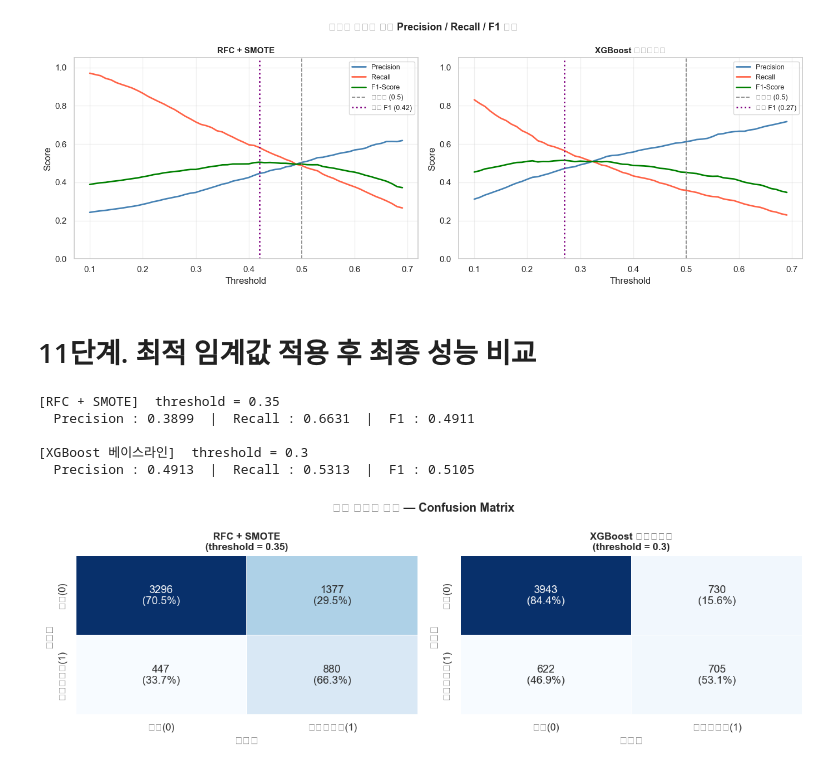
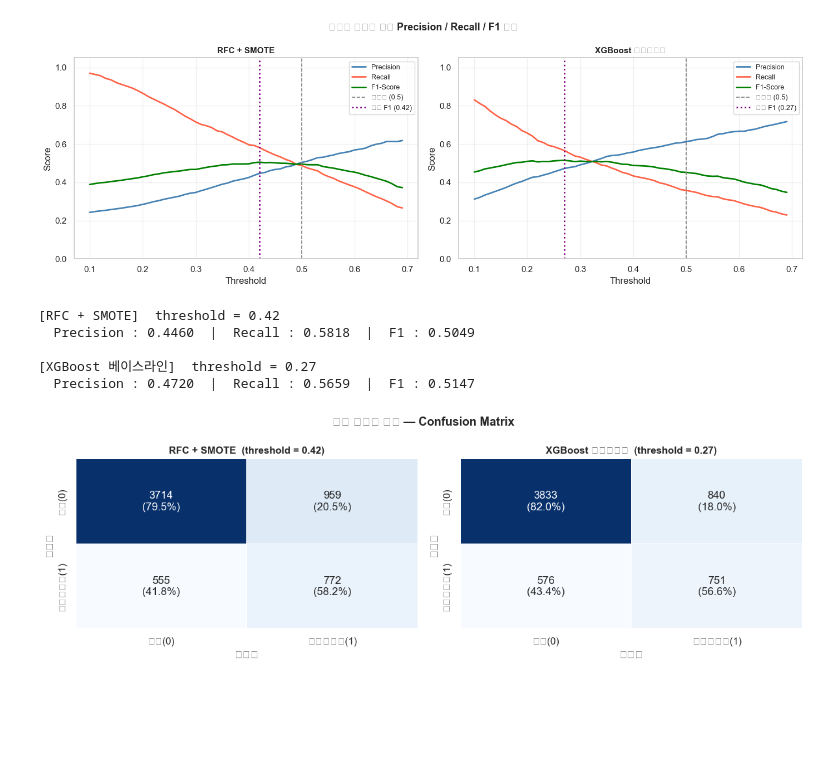
Before and after one commit to sohson/hipython, a Jupyter notebook: ml/11.신용카드_채무불이행_고객예측.ipynb, the cells around one changed output. Cells and saved outputs as stored; diff of their text form; code cells hidden in the pictures; blank space fills up the shorter version.

```diff
--- a/ml/11.신용카드_채무불이행_고객예측.ipynb
+++ b/ml/11.신용카드_채무불이행_고객예측.ipynb
@@ -632,10 +747,9 @@ for (name, prob), color in zip(models_pr.items(), colors_pr):
     ap = average_precision_score(y_test, prob)
     plt.plot(recall, precision, label=f'{name}  (AP = {ap:.4f})', color=color, lw=2)
 
-# 랜덤 분류기 기준선 (채무불이행 비율)
-baseline = y_test.mean()
-plt.axhline(y=baseline, color='black', linestyle='--', lw=1.2,
-            label=f'Random (AP = {baseline:.4f})')
+baseline_ap = y_test.mean()
+plt.axhline(y=baseline_ap, color='black', linestyle='--', lw=1.2,
+            label=f'Random (AP = {baseline_ap:.4f})')
 
 plt.xlabel('Recall', fontsize=12)
 plt.ylabel('Precision', fontsize=12)
@@ -645,11 +759,9 @@ plt.grid(alpha=0.3)
 plt.tight_layout()
 plt.show()
 
-# Average Precision 수치 출력
 print('=== Average Precision Score (AP) ===')
 for name, prob in models_pr.items():
-    ap = average_precision_score(y_test, prob)
-    print(f'  {name:<22} : {ap:.4f}')
+    print(f'  {name:<22} : {average_precision_score(y_test, prob):.4f}')
 # %% [output]
 [figure]
 === Average Precision Score (AP) ===
@@ -706,9 +813,9 @@ for model_name, prob in [
 # %%
-# f1 최대화 기준
-import numpy as np
-
+# F1 최대화 기준 최적 임계값 탐색 및 시각화
 fig, axes = plt.subplots(1, 2, figsize=(14, 5))
 fig.suptitle('임계값 조정에 따른 Precision / Recall / F1 변화', fontsize=13, fontweight='bold')
+
+best_thresh = {}
 
 for ax, (model_name, prob) in zip(axes, [
     ('RFC + SMOTE',        y_prob_smote),
@@ -723,16 +830,16 @@ for ax, (model_name, prob) in zip(axes, [
         recalls.append(recall_score(y_test, pred_t, zero_division=0))
         f1s.append(f1_score(y_test, pred_t, zero_division=0))
 
-    # F1 최고 임계값
     best_idx = int(np.argmax(f1s))
     best_t   = thresh_range[best_idx]
+    best_thresh[model_name] = best_t
 
     ax.plot(thresh_range, precisions, label='Precision', color='steelblue', lw=2)
     ax.plot(thresh_range, recalls,    label='Recall',    color='tomato',    lw=2)
     ax.plot(thresh_range, f1s,        label='F1-Score',  color='green',     lw=2)
     ax.axvline(x=0.5,    color='gray',   linestyle='--', lw=1.2, label='기본값 (0.5)')
-    ax.axvline(x=best_t, color='purple', linestyle=':',  lw=2,   label=f'최적 F1 ({best_t:.2f})')
-
+    ax.axvline(x=best_t, color='purple', linestyle=':',  lw=2,
+               label=f'최적 F1 ({best_t:.2f})')
     ax.set_title(model_name, fontsize=11, fontweight='bold')
     ax.set_xlabel('Threshold')
     ax.set_ylabel('Score')
@@ -741,10 +848,10 @@ for ax, (model_name, prob) in zip(axes, [
     ax.grid(alpha=0.3)
 
     print(f'\n[{model_name}]')
-    print(f'  F1 최대 임계값  : {best_t:.2f}')
-    print(f'  Precision       : {precisions[best_idx]:.4f}')
-    print(f'  Recall          : {recalls[best_idx]:.4f}')
-    print(f'  F1-Score        : {f1s[best_idx]:.4f}')
+    print(f'  F1 최대 임계값 : {best_t:.2f}')
+    print(f'  Precision      : {precisions[best_idx]:.4f}')
+    print(f'  Recall         : {recalls[best_idx]:.4f}')
+    print(f'  F1-Score       : {f1s[best_idx]:.4f}')
 
 plt.tight_layout()
 plt.show()
@@ -763,53 +870,45 @@ plt.show()
 [figure]
-# %% [markdown]
-# 11단계. 최적 임계값 적용 후 최종 성능 비교
 # %%
+# 최적 임계값 적용 — Confusion Matrix
 from sklearn.metrics import confusion_matrix
-import numpy as np
-
-# 각 모델의 최적 임계값 (위 단계에서 확인된 값으로 수정 가능)
-best_thresh = {
-    'RFC + SMOTE'        : 0.35,   # 위 그래프에서 확인 후 수정
-    'XGBoost 베이스라인' : 0.30,   # 위 그래프에서 확인 후 수정
-}
 
 fig, axes = plt.subplots(1, 2, figsize=(12, 4))
 fig.suptitle('최적 임계값 적용 — Confusion Matrix', fontsize=13, fontweight='bold')
 
 for ax, (model_name, prob) in zip(axes, [
     ('RFC + SMOTE',        y_prob_smote),
     ('XGBoost 베이스라인', y_prob_xgb),
 ]):
     t      = best_thresh[model_name]
     pred_t = (prob >= t).astype(int)
 
     cm     = confusion_matrix(y_test, pred_t)
     cm_pct = cm.astype(float) / cm.sum(axis=1, keepdims=True) * 100
     labels = np.array([[f'{v}\n({p:.1f}%)' for v, p in zip(rv, rp)]
                         for rv, rp in zip(cm, cm_pct)])
 
     sns.heatmap(cm, annot=labels, fmt='', cmap='Blues',
                 xticklabels=['정상(0)', '채무불이행(1)'],
                 yticklabels=['정상(0)', '채무불이행(1)'],
                 ax=ax, cbar=False, linewidths=0.5)
-    ax.set_title(f'{model_name}\n(threshold = {t})', fontsize=11, fontweight='bold')
+    ax.set_title(f'{model_name}  (threshold = {t:.2f})', fontsize=11, fontweight='bold')
     ax.set_xlabel('예측값')
     ax.set_ylabel('실제값')
 
     p = precision_score(y_test, pred_t)
     r = recall_score(y_test, pred_t)
     f = f1_score(y_test, pred_t)
-    print(f'\n[{model_name}]  threshold = {t}')
-    print(f'  Precision : {p:.4f}  |  Recall : {r:.4f}  |  F1 : {f:.4f}')
+    print(f'[{model_name}]  threshold = {t:.2f}')
+    print(f'  Precision : {p:.4f}  |  Recall : {r:.4f}  |  F1 : {f:.4f}\n')
 
 plt.tight_layout()
 plt.show()
 # %% [output]
-[RFC + SMOTE]  threshold = 0.35
-  Precision : 0.3899  |  Recall : 0.6631  |  F1 : 0.4911
+[RFC + SMOTE]  threshold = 0.42
+  Precision : 0.4460  |  Recall : 0.5818  |  F1 : 0.5049
 
-[XGBoost 베이스라인]  threshold = 0.3
-  Precision : 0.4913  |  Recall : 0.5313  |  F1 : 0.5105
+[XGBoost 베이스라인]  threshold = 0.27
+  Precision : 0.4720  |  Recall : 0.5659  |  F1 : 0.5147
-[figure, old version]
+[figure, new version]
 # %%
 # 최종 비교 요약표 — 임계값 조정 전후
```
Also changed, not shown: parts of 28 cells of this notebook.
